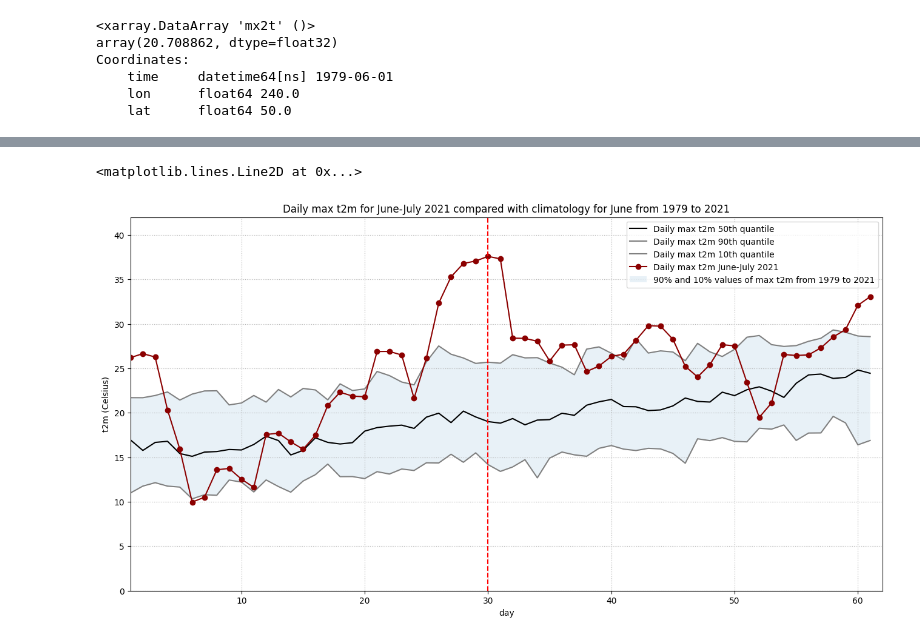
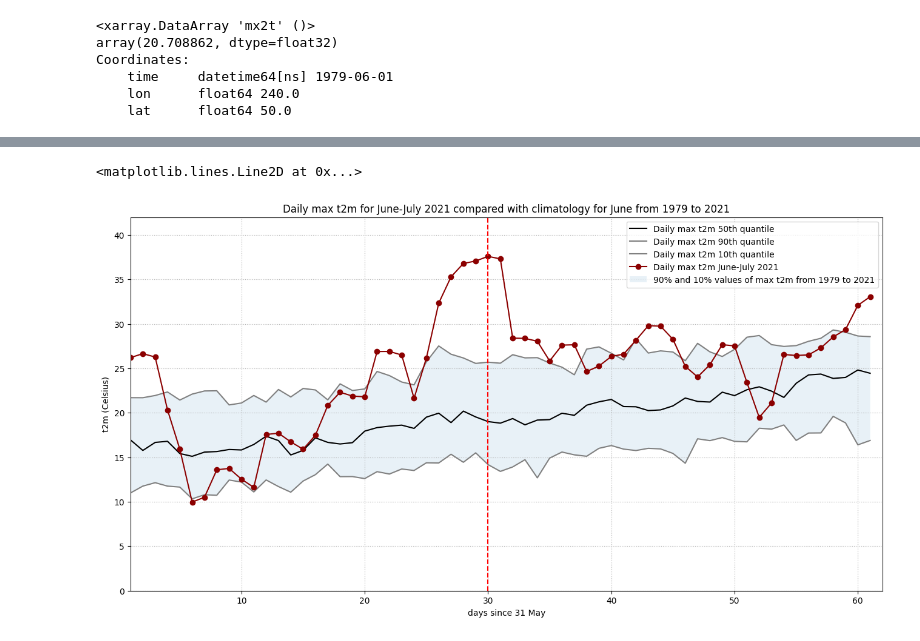
Before and after one commit to xinhe-zhang/heatwave, a Jupyter notebook: HW1.ipynb, the cells around one changed output, grey strips where cells are left out. Drawn from its saved outputs; the diff is of its cells as text; code cells hidden in the pictures.

```diff
--- a/HW1.ipynb
+++ b/HW1.ipynb
@@ -543,22 +525,22 @@ Coordinates:
 # %%
 fig = plt.figure(figsize=(16,8))
 ax = plt.subplot()
 ax.plot(np.arange(1,62) , LT_max_mid, color='black', label='Daily max t2m 50th quantile')
 ax.plot(np.arange(1,62), LT_max_90, color='gray', label='Daily max t2m 90th quantile')
 ax.plot(np.arange(1,62), LT_max_10, color='gray', label='Daily max t2m 10th quantile')
 ax.plot(np.arange(1,62), LT_2021_max, 'bo-', color='darkred', label='Daily max t2m June-July 2021')
 ax.fill_between(np.arange(1,62), LT_max_90, LT_max_10, alpha=0.1,
                 label='90% and 10% values of max t2m from 1979 to 2021')
 
 ax.set_xlim(1,62)
 ax.set_ylim(0,42)
 ax.set_title('Daily max t2m for June-July 2021 compared with climatology for June from 1979 to 2021')
 ax.set_ylabel('t2m (Celsius)')
-ax.set_xlabel('day')
+ax.set_xlabel('days since 31 May')
 handles, labels = ax.get_legend_handles_labels()
 ax.legend(handles, labels)
 ax.grid(linestyle='dotted')
 plt.axvline(x = 30, color = 'red', label = 'axvline - full height', linestyle='--')
 # %% [output]
 <matplotlib.lines.Line2D at 0x...>
-[figure, old version]
+[figure, new version]
```
Also changed, not shown: parts of 1 cell of this notebook.
